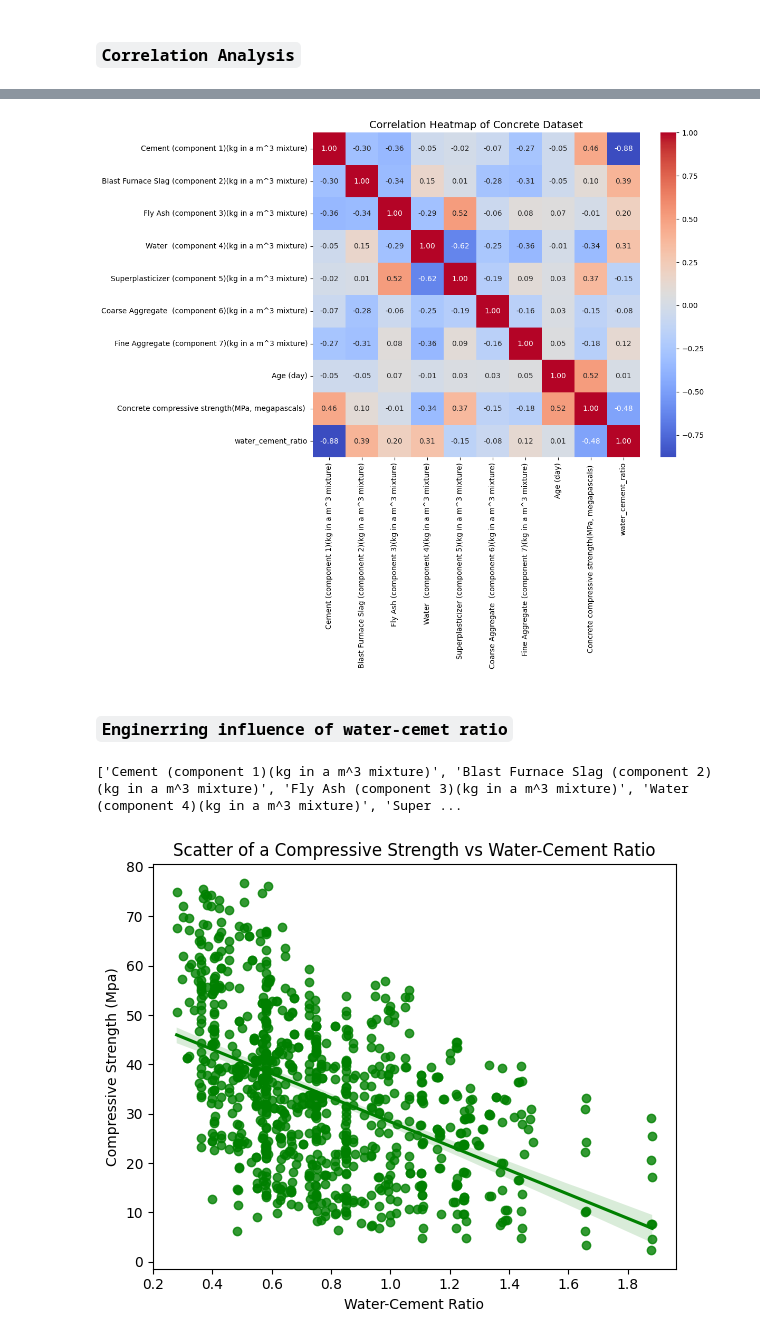
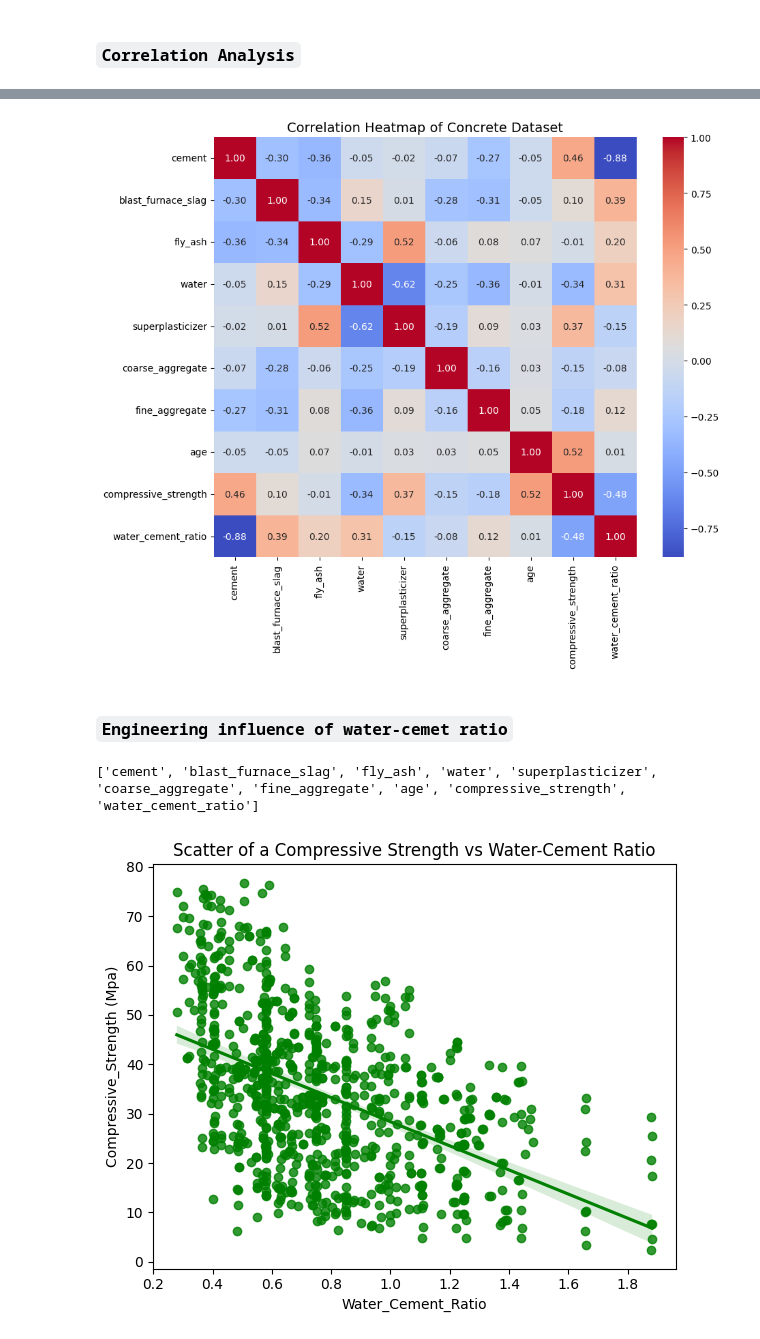
Before and after one commit to AbubakarDanhaya/Concrete_research, a Jupyter notebook: CS-predictions/notebook2.ipynb, the cells around one changed output, grey strips where cells are left out. Drawn from its saved outputs; the diff is of its cells as text; code cells hidden in the pictures.

```diff
--- a/CS-predictions/notebook2.ipynb
+++ b/CS-predictions/notebook2.ipynb
@@ -8,6 +8,6 @@ import numpy as np
 import matplotlib.pyplot as plt
 import seaborn as sns
 # %%
-concrete = pd.read_csv('../data/clean_data.csv')
+concrete = pd.read_csv('../data/clean_data1.csv')
 concrete.head()
 # %% [output]
@@ -77,25 +81,25 @@ sns.heatmap(corr_matrix, annot=True, cmap="coolwarm", fmt=".2f", cbar=True)
 plt.title("Correlation Heatmap of Concrete Dataset", fontsize=14)
 plt.show()
 # %% [output]
-[figure, old version]
+[figure, new version]
 # %% [markdown]
-### `Enginerring influence of water-cemet ratio`
+### `Engineering influence of water-cemet ratio`
 # %%
 list_features =list(concrete.columns)
 print(list_features)
 # %% [output]
-['Cement (component 1)(kg in a m^3 mixture)', 'Blast Furnace Slag (component 2)(kg in a m^3 mixture)', 'Fly Ash (component 3)(kg in a m^3 mixture)', 'Water  (component 4)(kg in a m^3 mixture)', 'Super ...
+['cement', 'blast_furnace_slag', 'fly_ash', 'water', 'superplasticizer', 'coarse_aggregate', 'fine_aggregate', 'age', 'compressive_strength', 'water_cement_ratio']
 # %%
 plt.figure(figsize=(6, 5))
 sns.regplot(data=concrete,
             x='water_cement_ratio',
-            y='Concrete compressive strength(MPa, megapascals) ',
+            y='compressive_strength',
             color='green')
-plt.xlabel("Water-Cement Ratio")
-plt.ylabel("Compressive Strength (Mpa)")
+plt.xlabel("Water_Cement_Ratio")
+plt.ylabel("Compressive_Strength (Mpa)")
 plt.title("Scatter of a Compressive Strength vs Water-Cement Ratio")
 plt.tight_layout()
 
 plt.show()
 # %% [output]
-[figure, old version]
+[figure, new version]
```
Also changed, not shown: parts of 4 cells of this notebook.
